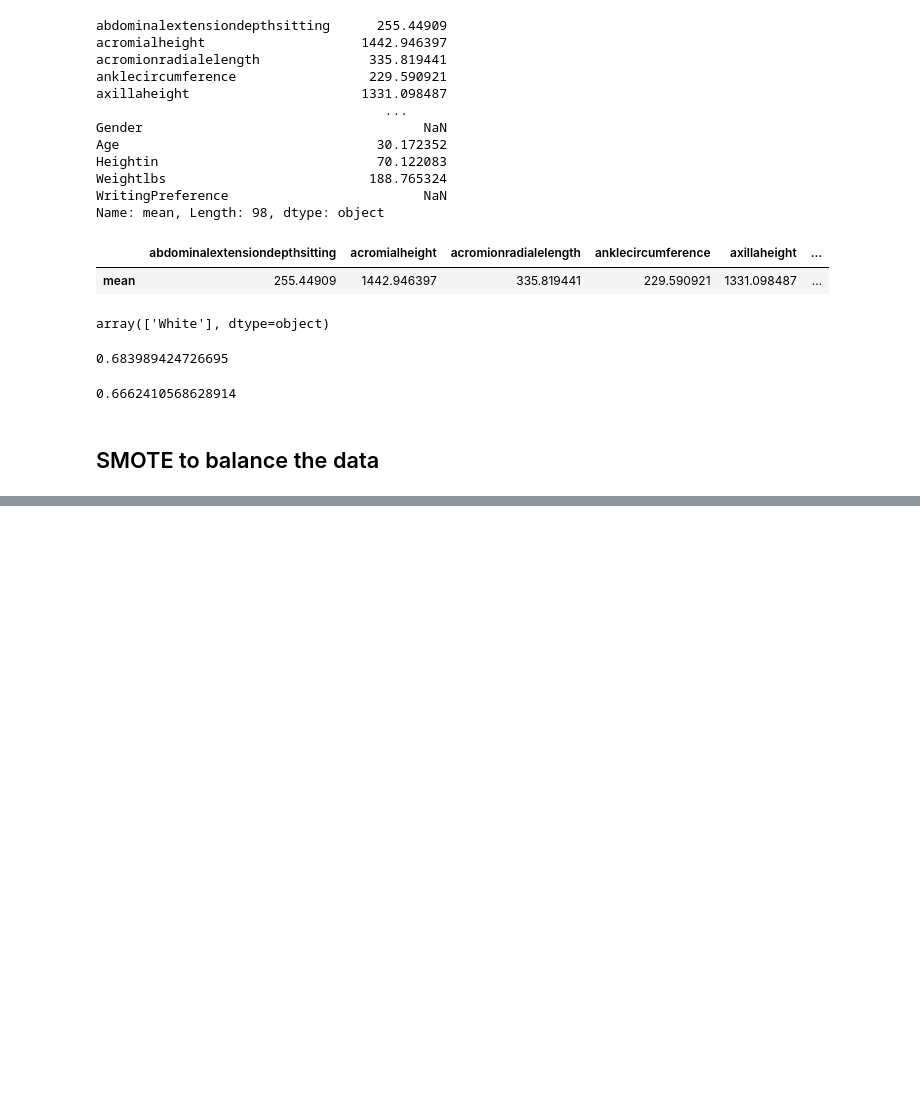
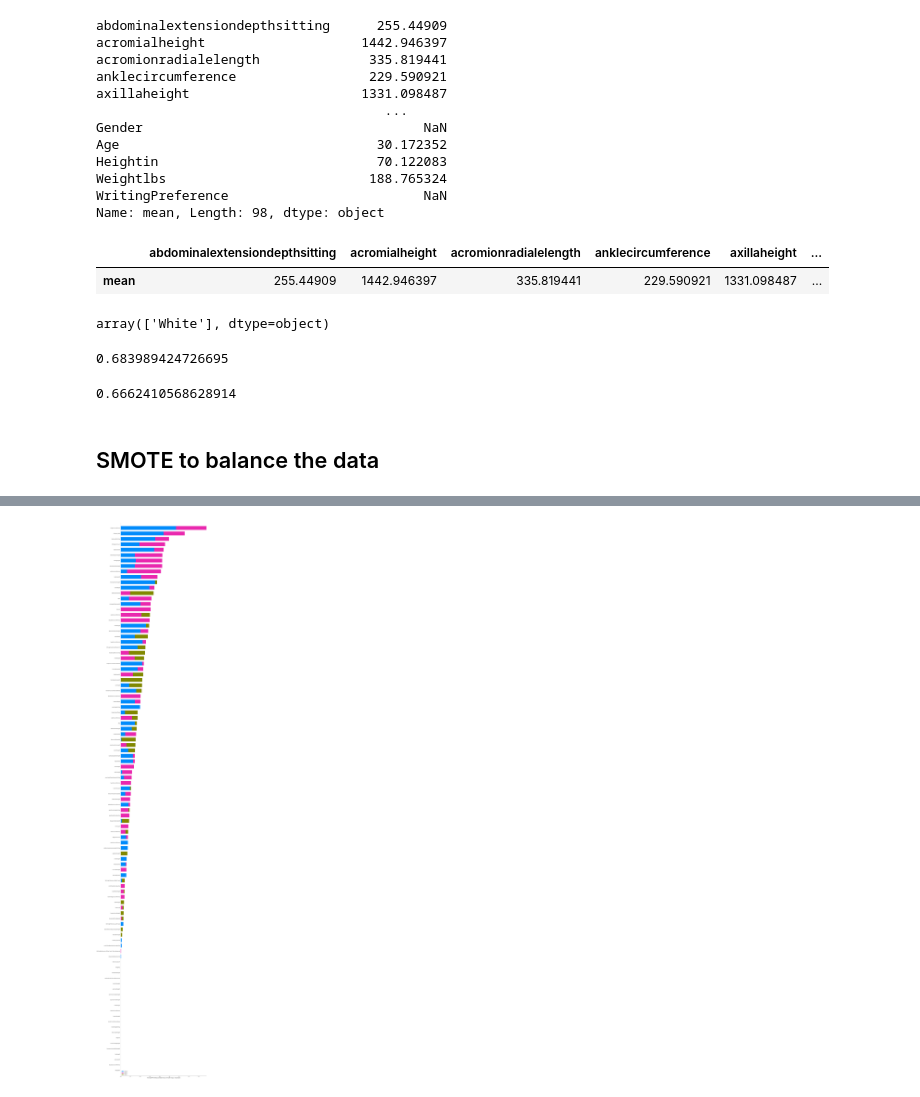
Before and after one commit to Hessa-Alharbi/Soldier-Race-Project, a Jupyter notebook: models/compare.ipynb, the cells around one changed output, grey strips where cells are left out. Cells and saved outputs as stored; diff of their text form; code cells hidden in the pictures; blank space fills up the shorter version.

```diff
--- a/models/compare.ipynb
+++ b/models/compare.ipynb
@@ -180,0 +533,16 @@ from imblearn.pipeline import Pipeline as imbpipeline
+# %%
+#SHAP values for features selection (train data)
+
+shap_values = explainer.shap_values(x_train_trans)
+
+shap.summary_plot(
+    shap_values, max_display=300, feature_names=features, plot_size=(20, 100)
+)
+
+
+# blues black, pink white and green hispanic
+# as you can see, there is no feature that contributes to the prediction of hispanic among
+# the top 13 most important features.
+# We choose 19 features that contribute to the predictions of hispanics.
+# %% [output]
+[figure, added]
```
Also changed, not shown: parts of 45 cells of this notebook.
